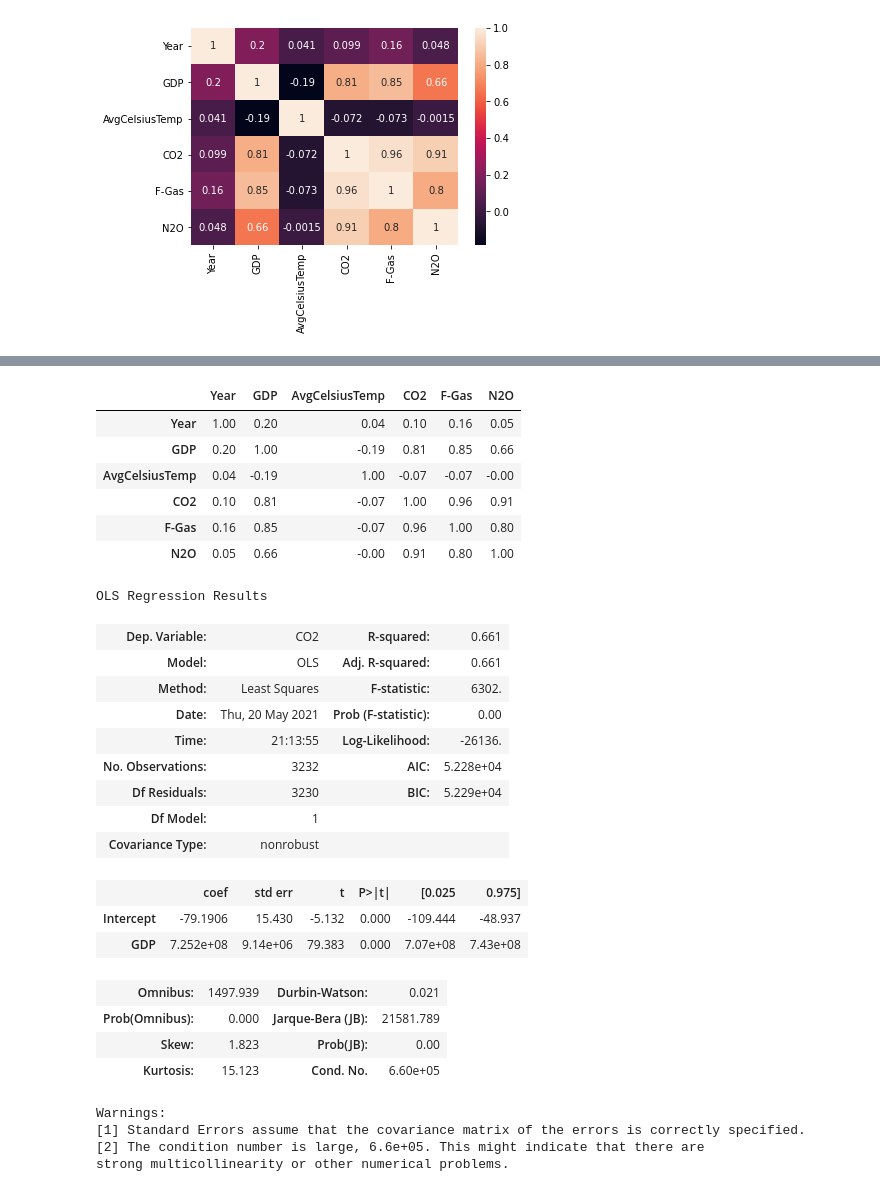
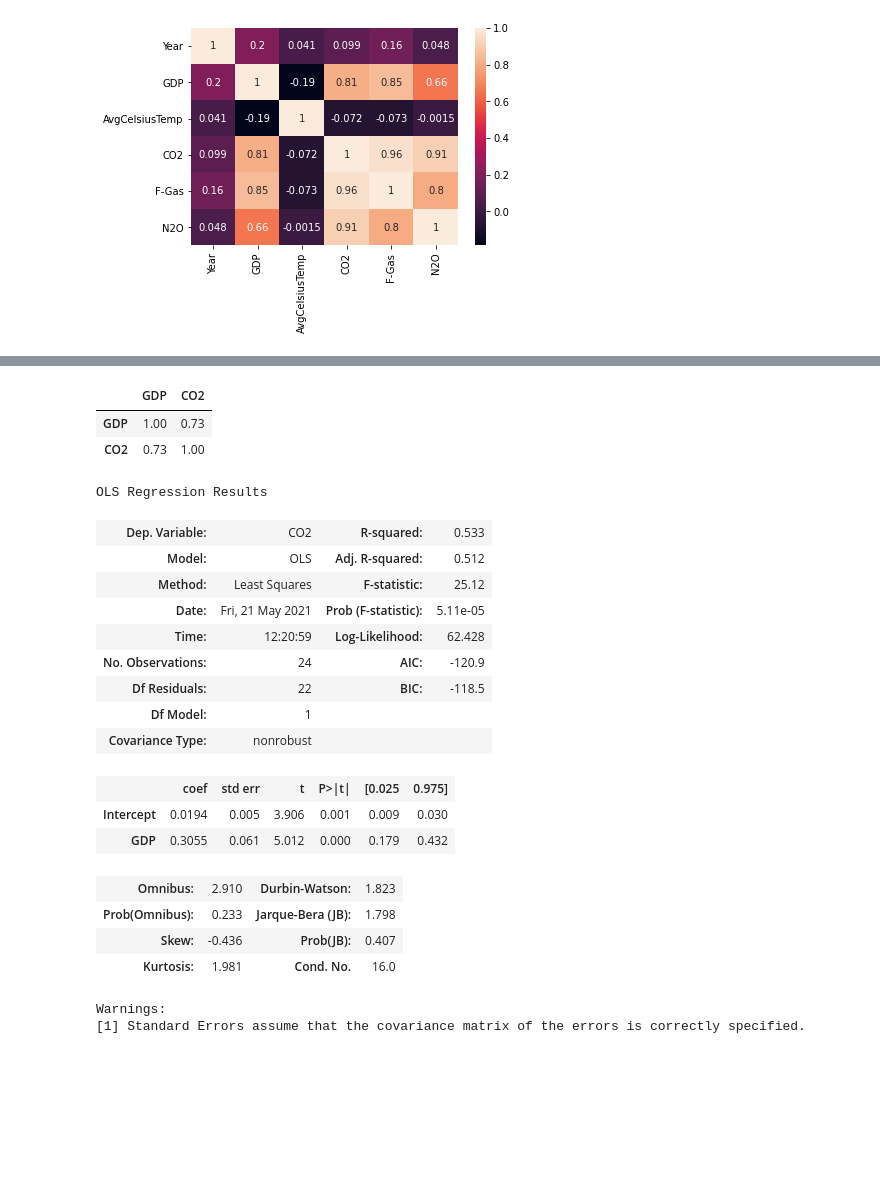
Before and after one commit to chrisvinhston/Statistically_Significant_Insights, a Jupyter notebook: gdp.ipynb, the cells around one changed output, grey strips where cells are left out. Cells and saved outputs as stored; diff of their text form; code cells hidden in the pictures; blank space fills up the shorter version.

```diff
--- a/gdp.ipynb
+++ b/gdp.ipynb
@@ -158,7 +153,8 @@ Index(['Country Name', 'Country Code', 'Indicator Name', 'Indicator Code',
        '2013', '2014', '2015', '2016', '2017', '2018', '2019'],
       dtype='object')
 # %%
-gdp = pd.melt(gpd, id_vars = ['Country Name', 'Country Code', 'Indicator Name', 'Indicator Code'],
+# melt the gdp df to match the formate of the df_merged df.
+gdp = pd.melt(gdp, id_vars = ['Country Name', 'Country Code', 'Indicator Name', 'Indicator Code'],
            value_vars = ['1995', '1996', '1997', '1998', '1999', '2000', '2001', '2002', '2003',
        '2004', '2005', '2006', '2007', '2008', '2009', '2010', '2011', '2012',
        '2013', '2014', '2015', '2016', '2017', '2018', '2019'], var_name= 'Year', value_name = 'GDP')
@@ -243,6 +231,3 @@ gdp.Year = gdp.Year.astype('int64')
 # %%
-gdp = gdp.merge(df, on =['Country', 'Year'], how ='inner')
+# merge the two df's
+gdp = gdp.merge(merged_df, on =['Country', 'Year'], how ='inner')
-# %%
-pd.set_option('display.max_columns', None)
-pd.set_option('display.width', None)
-pd.set_option('display.max_colwidth', None)
@@ -291,0 +361,4 @@ sns.heatmap(gdp2.corr(), annot=True)
+# %%
+# all countries GDP / CO2 growth rate
+all_growth = gdp2[['Country', 'Year', 'GDP', 'CO2']].groupby(['Year']).mean().pct_change().dropna()
+all_growth
@@ -292,36 +383,31 @@ sns.heatmap(gdp2.corr(), annot=True)
 # %%
-gdp2.corr()
+all_growth.corr()
 # %% [output]
-|  | Year | GDP | AvgCelsiusTemp | CO2 | F-Gas | N2O |
-| Year | 1.00 | 0.20 | 0.04 | 0.10 | 0.16 | 0.05 |
-| GDP | 0.20 | 1.00 | -0.19 | 0.81 | 0.85 | 0.66 |
-| AvgCelsiusTemp | 0.04 | -0.19 | 1.00 | -0.07 | -0.07 | -0.00 |
-| CO2 | 0.10 | 0.81 | -0.07 | 1.00 | 0.96 | 0.91 |
-| F-Gas | 0.16 | 0.85 | -0.07 | 0.96 | 1.00 | 0.80 |
-| N2O | 0.05 | 0.66 | -0.00 | 0.91 | 0.80 | 1.00 |
+|  | GDP | CO2 |
+| GDP | 1.00 | 0.73 |
+| CO2 | 0.73 | 1.00 |
 # %%
+# growth rate CO2 and GDP model.
 from statsmodels.formula.api import ols
-model = ols('CO2 ~ GDP', gdp2).fit()
+model = ols('CO2 ~ GDP', all_growth).fit()
 model.summary()
 # %% [output]
 OLS Regression Results
-| Dep. Variable: | CO2 | R-squared: | 0.661 |
-| Model: | OLS | Adj. R-squared: | 0.661 |
-| Method: | Least Squares | F-statistic: | 6302. |
-| Date: | Thu, 20 May 2021 | Prob (F-statistic): | 0.00 |
-| Time: | 21:13:55 | Log-Likelihood: | -26136. |
-| No. Observations: | 3232 | AIC: | 5.228e+04 |
-| Df Residuals: | 3230 | BIC: | 5.229e+04 |
+| Dep. Variable: | CO2 | R-squared: | 0.533 |
+| Model: | OLS | Adj. R-squared: | 0.512 |
+| Method: | Least Squares | F-statistic: | 25.12 |
+| Date: | Fri, 21 May 2021 | Prob (F-statistic): | 5.11e-05 |
+| Time: | 12:20:59 | Log-Likelihood: | 62.428 |
+| No. Observations: | 24 | AIC: | -120.9 |
+| Df Residuals: | 22 | BIC: | -118.5 |
 | Df Model: | 1 |  |  |
 | Covariance Type: | nonrobust |  |  |
 |  | coef | std err | t | P>|t| | [0.025 | 0.975] |
-| Intercept | -79.1906 | 15.430 | -5.132 | 0.000 | -109.444 | -48.937 |
-| GDP | 7.252e+08 | 9.14e+06 | 79.383 | 0.000 | 7.07e+08 | 7.43e+08 |
+| Intercept | 0.0194 | 0.005 | 3.906 | 0.001 | 0.009 | 0.030 |
+| GDP | 0.3055 | 0.061 | 5.012 | 0.000 | 0.179 | 0.432 |
-| Omnibus: | 1497.939 | Durbin-Watson: | 0.021 |
-| Prob(Omnibus): | 0.000 | Jarque-Bera (JB): | 21581.789 |
-| Skew: | 1.823 | Prob(JB): | 0.00 |
-| Kurtosis: | 15.123 | Cond. No. | 6.60e+05 |
+| Omnibus: | 2.910 | Durbin-Watson: | 1.823 |
+| Prob(Omnibus): | 0.233 | Jarque-Bera (JB): | 1.798 |
+| Skew: | -0.436 | Prob(JB): | 0.407 |
+| Kurtosis: | 1.981 | Cond. No. | 16.0 |
 Warnings:
 [1] Standard Errors assume that the covariance matrix of the errors is correctly specified.
-[2] The condition number is large, 6.6e+05. This might indicate that there are
-strong multicollinearity or other numerical problems.
```
Also changed, not shown: parts of 47 cells of this notebook, 3 other files.
